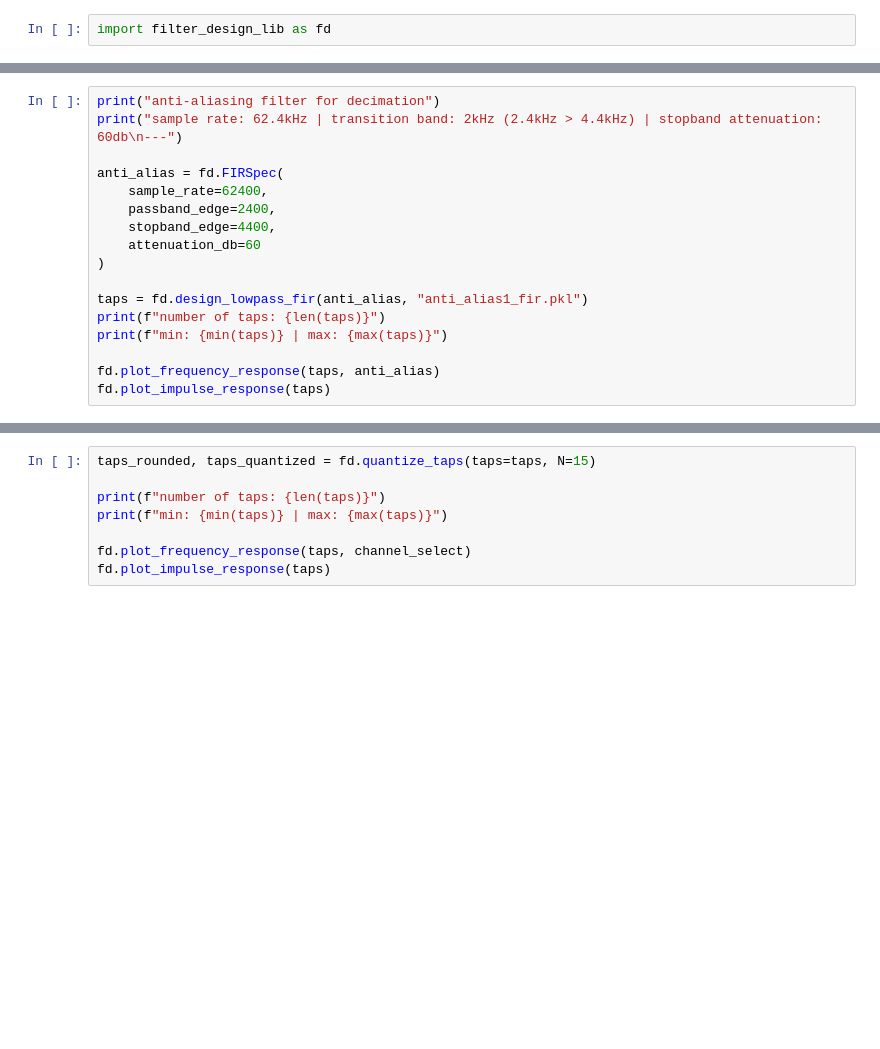
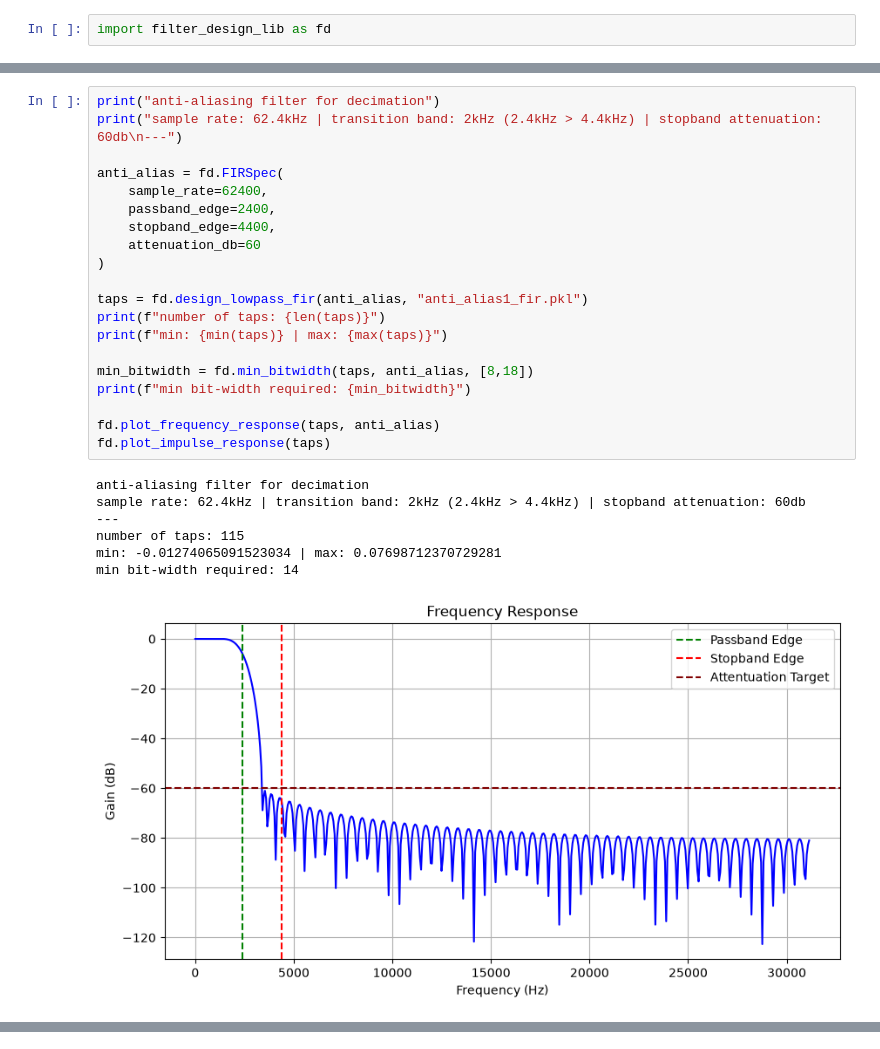
Before and after one commit to drewngo/noaa-apt-decoder-artix7, a Jupyter notebook: py/filter_design.ipynb, the cells around one changed output, grey strips where cells are left out. Drawn from its saved outputs; the diff is of its cells as text; blank space fills up the shorter version.

```diff
--- a/py/filter_design.ipynb
+++ b/py/filter_design.ipynb
@@ -28,17 +32,28 @@ fd.plot_impulse_response(taps)
 # %%
 print("anti-aliasing filter for decimation")
 print("sample rate: 62.4kHz | transition band: 2kHz (2.4kHz > 4.4kHz) | stopband attenuation: 60db\n---")
 
 anti_alias = fd.FIRSpec(
     sample_rate=62400,
     passband_edge=2400,
     stopband_edge=4400,
     attenuation_db=60
 )
 
 taps = fd.design_lowpass_fir(anti_alias, "anti_alias1_fir.pkl")
 print(f"number of taps: {len(taps)}")
 print(f"min: {min(taps)} | max: {max(taps)}")
 
+min_bitwidth = fd.min_bitwidth(taps, anti_alias, [8,18])
+print(f"min bit-width required: {min_bitwidth}")
+
 fd.plot_frequency_response(taps, anti_alias)
 fd.plot_impulse_response(taps)
+# %% [output]
+anti-aliasing filter for decimation
+sample rate: 62.4kHz | transition band: 2kHz (2.4kHz > 4.4kHz) | stopband attenuation: 60db
+---
+number of taps: 115
+min: -0.01274065091523034 | max: 0.07698712370729281
+min bit-width required: 14
+[figure, added]
@@ -45,11 +61,3 @@ fd.plot_impulse_response(taps)
-# %%
-taps_rounded, taps_quantized = fd.quantize_taps(taps=taps, N=15)
-
-print(f"number of taps: {len(taps)}")
-print(f"min: {min(taps)} | max: {max(taps)}")
-
-fd.plot_frequency_response(taps, channel_select)
-fd.plot_impulse_response(taps)
 # %%
 print("second decimation anti-aliasing filter (12,480 -> 4,160 Hz)")
 print("sample rate: 12480Hz | transition band: 80Hz (2000Hz > 2080Hz) | stopband attenuation: 60db\n---")
```
Also changed, not shown: parts of 5 cells of this notebook, 1 other file.
